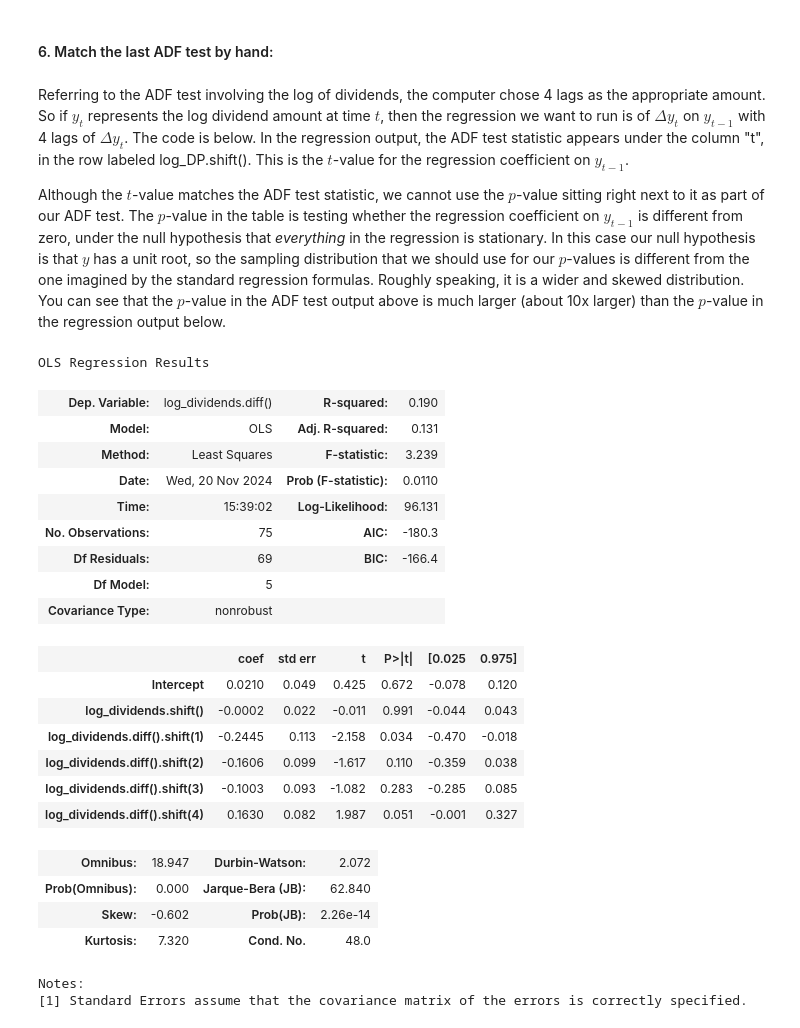
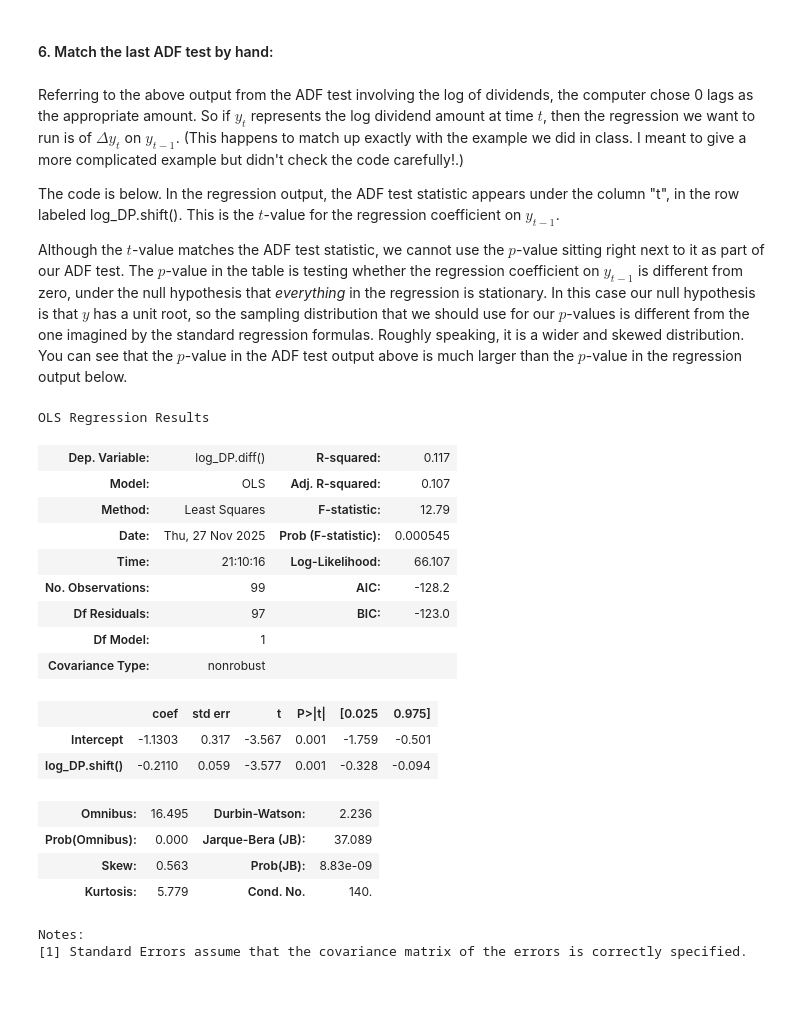
Before and after one commit to wgjm1986/FIN657, a Jupyter notebook: HW2 - AR1 and unit root/Homework 2 solution.ipynb, the cells around one changed output. Saved outputs shown, nothing was run; the diff lists cells and outputs as text; code cells hidden in the pictures; blank space fills up the shorter version.

```diff
--- a/HW2 - AR1 and unit root/Homework 2 solution.ipynb
+++ b/HW2 - AR1 and unit root/Homework 2 solution.ipynb
@@ -39,7 +39,7 @@ dataq['dividends_qtr'] = dataq.groupby(level=0)['dividends_mth'].sum()
 dataq = dataq.groupby(level=0).last()
 
 # dataq = dataq['1926Q1':]
-dataq = dataq['2004':]
+dataq = dataq['2000':]
 # %% [output]
 Loading library list...
 Done
@@ -215,37 +212,30 @@ It is not surprising that the picture is unclear for this particular series. The
 # %% [markdown]
 #### 6. Match the last ADF test by hand:
 # %% [markdown]
-Referring to the ADF test involving the log of dividends, the computer chose 4 lags as the appropriate amount. So if $y_t$ represents the log dividend amount at time $t$, then the regression we want to run is of $\Delta y_t$ on $y_{t-1}$ with 4 lags of $\Delta y_t$. The code is below.
-In the regression output, the ADF test statistic appears under the column "t", in the row labeled log_DP.shift(). This is the $t$-value for the regression coefficient on $y_{t-1}$.
+Referring to the above output from the ADF test involving the log of dividends, the computer chose 0 lags as the appropriate amount. So if $y_t$ represents the log dividend amount at time $t$, then the regression we want to run is of $\Delta y_t$ on $y_{t-1}$. (This happens to match up exactly with the example we did in class. I meant to give a more complicated example but didn't check the code carefully!.)
 
-Although the $t$-value matches the ADF test statistic, we cannot use the $p$-value sitting right next to it as part of our ADF test. The $p$-value in the table is testing whether the regression coefficient on $y_{t-1}$ is different from zero, under the null hypothesis that *everything* in the regression is stationary. In this case our null hypothesis is that $y$ has a unit root, so the sampling distribution that we should use for our $p$-values is different from the one imagined by the standard regression formulas. Roughly speaking, it is a wider and skewed distribution. You can see that the $p$-value in the ADF test output above is much larger (about 10x larger) than the $p$-value in the regression output below.
+The code is below. In the regression output, the ADF test statistic appears under the column "t", in the row labeled log_DP.shift(). This is the $t$-value for the regression coefficient on $y_{t-1}$.
+
+Although the $t$-value matches the ADF test statistic, we cannot use the $p$-value sitting right next to it as part of our ADF test. The $p$-value in the table is testing whether the regression coefficient on $y_{t-1}$ is different from zero, under the null hypothesis that *everything* in the regression is stationary. In this case our null hypothesis is that $y$ has a unit root, so the sampling distribution that we should use for our $p$-values is different from the one imagined by the standard regression formulas. Roughly speaking, it is a wider and skewed distribution. You can see that the $p$-value in the ADF test output above is much larger than the $p$-value in the regression output below.
 # %%
-ols("log_dividends.diff() ~ log_dividends.shift() \
-    + log_dividends.diff().shift(1) \
-    + log_dividends.diff().shift(2) \
-    + log_dividends.diff().shift(3) \
-    + log_dividends.diff().shift(4)",data=log_DP).fit().summary()
+ols("log_DP.diff() ~ log_DP.shift()",data=log_DP).fit().summary()
 # %% [output]
 OLS Regression Results
-| Dep. Variable: | log_dividends.diff() | R-squared: | 0.190 |
-| Model: | OLS | Adj. R-squared: | 0.131 |
-| Method: | Least Squares | F-statistic: | 3.239 |
-| Date: | Wed, 20 Nov 2024 | Prob (F-statistic): | 0.0110 |
-| Time: | 15:39:02 | Log-Likelihood: | 96.131 |
-| No. Observations: | 75 | AIC: | -180.3 |
-| Df Residuals: | 69 | BIC: | -166.4 |
-| Df Model: | 5 |  |  |
+| Dep. Variable: | log_DP.diff() | R-squared: | 0.117 |
+| Model: | OLS | Adj. R-squared: | 0.107 |
+| Method: | Least Squares | F-statistic: | 12.79 |
+| Date: | Thu, 27 Nov 2025 | Prob (F-statistic): | 0.000545 |
+| Time: | 21:10:16 | Log-Likelihood: | 66.107 |
+| No. Observations: | 99 | AIC: | -128.2 |
+| Df Residuals: | 97 | BIC: | -123.0 |
+| Df Model: | 1 |  |  |
 | Covariance Type: | nonrobust |  |  |
 |  | coef | std err | t | P>|t| | [0.025 | 0.975] |
-| Intercept | 0.0210 | 0.049 | 0.425 | 0.672 | -0.078 | 0.120 |
-| log_dividends.shift() | -0.0002 | 0.022 | -0.011 | 0.991 | -0.044 | 0.043 |
-| log_dividends.diff().shift(1) | -0.2445 | 0.113 | -2.158 | 0.034 | -0.470 | -0.018 |
-| log_dividends.diff().shift(2) | -0.1606 | 0.099 | -1.617 | 0.110 | -0.359 | 0.038 |
-| log_dividends.diff().shift(3) | -0.1003 | 0.093 | -1.082 | 0.283 | -0.285 | 0.085 |
-| log_dividends.diff().shift(4) | 0.1630 | 0.082 | 1.987 | 0.051 | -0.001 | 0.327 |
+| Intercept | -1.1303 | 0.317 | -3.567 | 0.001 | -1.759 | -0.501 |
+| log_DP.shift() | -0.2110 | 0.059 | -3.577 | 0.001 | -0.328 | -0.094 |
-| Omnibus: | 18.947 | Durbin-Watson: | 2.072 |
-| Prob(Omnibus): | 0.000 | Jarque-Bera (JB): | 62.840 |
-| Skew: | -0.602 | Prob(JB): | 2.26e-14 |
-| Kurtosis: | 7.320 | Cond. No. | 48.0 |
+| Omnibus: | 16.495 | Durbin-Watson: | 2.236 |
+| Prob(Omnibus): | 0.000 | Jarque-Bera (JB): | 37.089 |
+| Skew: | 0.563 | Prob(JB): | 8.83e-09 |
+| Kurtosis: | 5.779 | Cond. No. | 140. |
 Notes:
 [1] Standard Errors assume that the covariance matrix of the errors is correctly specified.
```
Also changed, not shown: parts of 17 cells of this notebook.
